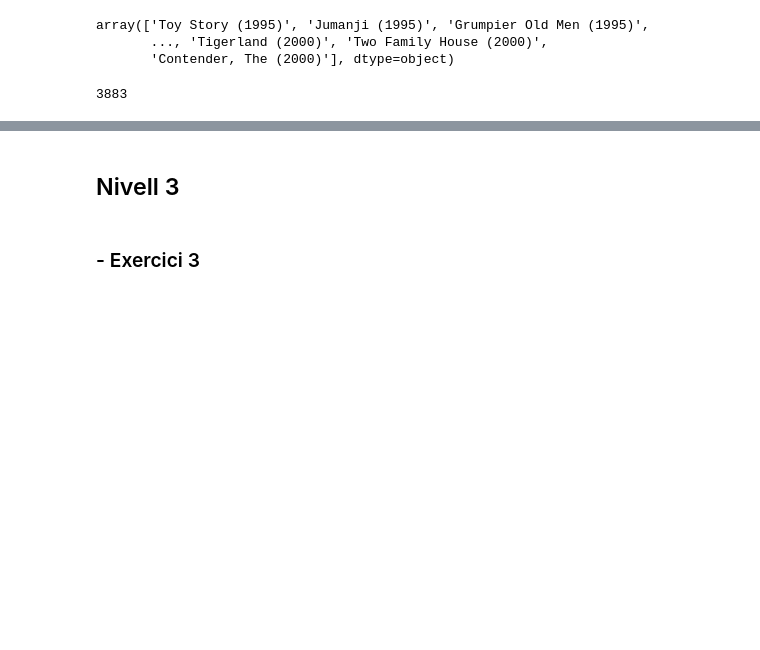
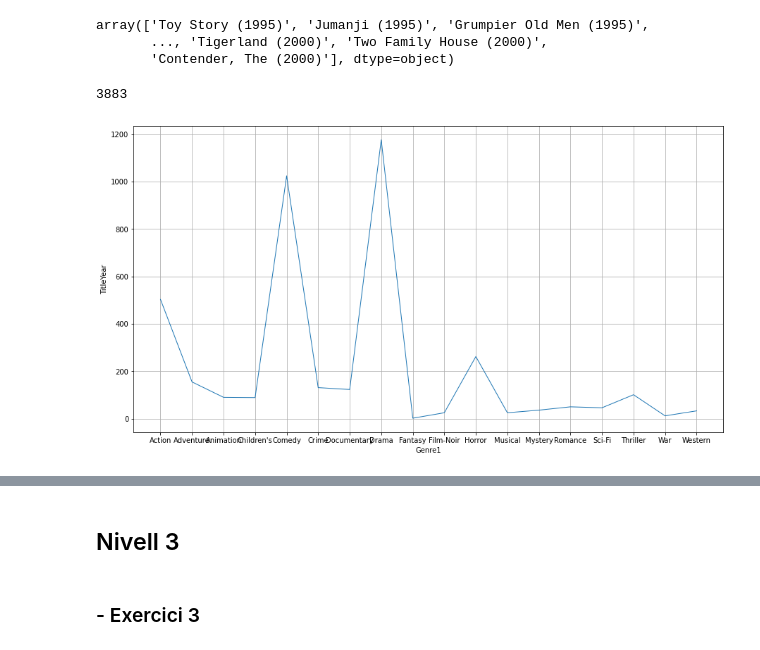
Before and after one commit to kabraxxx/Visualitzacio_grafica_de_Multiples_variables, a Jupyter notebook: S03 T02.ipynb, the cells around one changed output, grey strips where cells are left out. Saved outputs shown, nothing was run; the diff lists cells and outputs as text; code cells hidden in the pictures; blank space fills up the shorter version.

Commit message:
Update file with more graphics

```diff
--- a/S03 T02.ipynb
+++ b/S03 T02.ipynb
@@ -363,3 +377,14 @@ array(['Toy Story (1995)', 'Jumanji (1995)', 'Grumpier Old Men (1995)',
 movies.TitleYear.nunique()
 # %% [output]
 3883
+# %%
+genresByTitleYear = movies[['Genre1', 'TitleYear']]
+genresByTitleYear = genresByTitleYear.groupby(by='Genre1').count()
+genresByTitleYear.head()
+plt.figure(figsize=(15,8))
+plt.grid(True)
+sns.lineplot(x="Genre1", y="TitleYear", data=genresByTitleYear, palette="Set1", linewidth=1)
+#plt.savefig("genresByTitleYear.png")
+plt.show()
+# %% [output]
+[figure, added]
```
Also changed, not shown: parts of 18 cells of this notebook.
